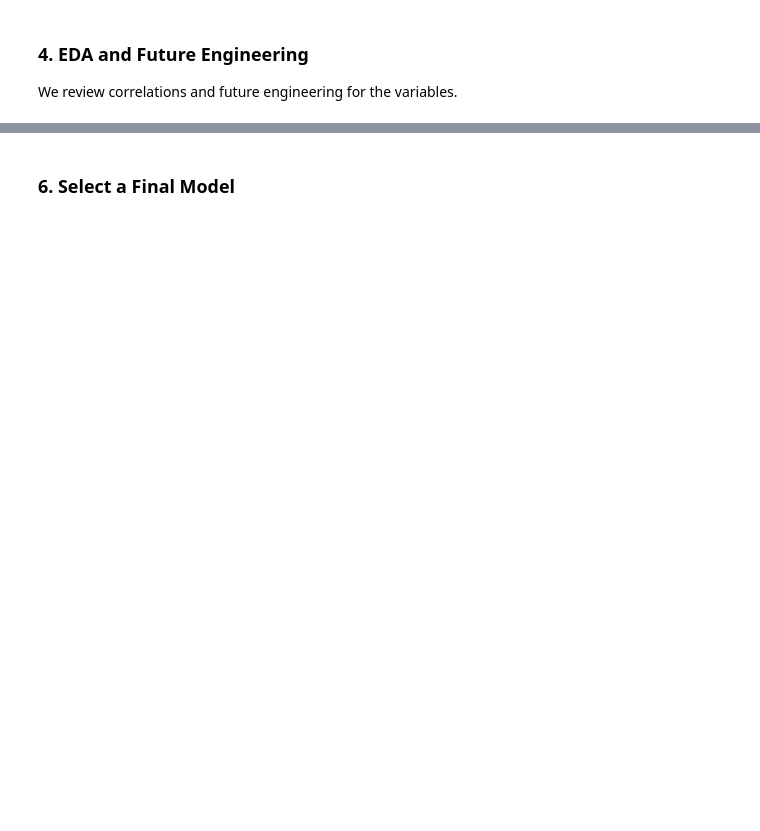
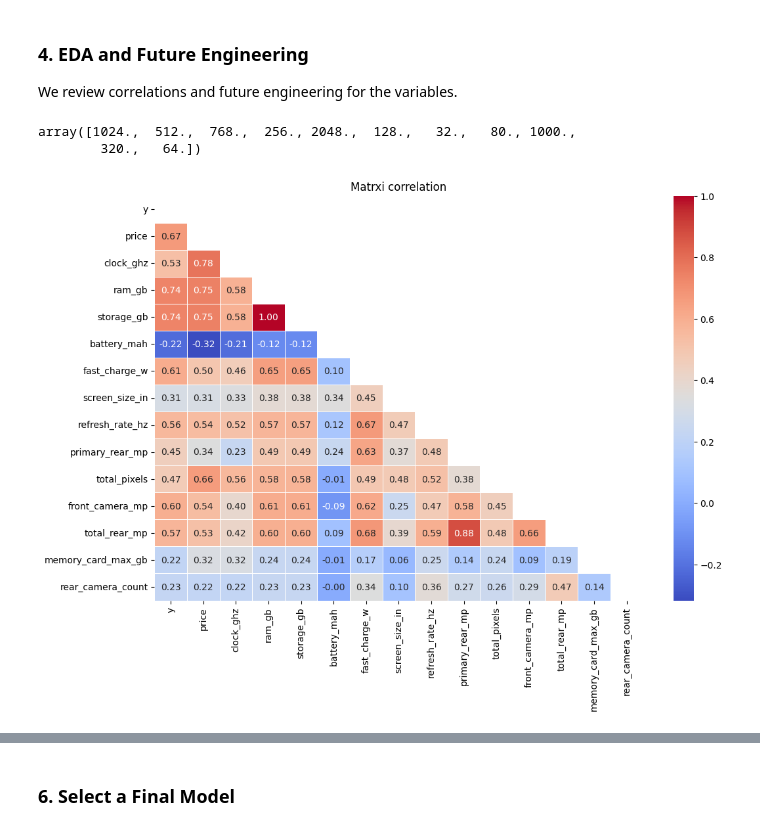
Before and after one commit to ferdlpz/ML-ZoomCamp-Capstone-project-3, a Jupyter notebook: 02 Notebook/Notebook.ipynb, the cells around one changed output, grey strips where cells are left out. Saved outputs shown, nothing was run; the diff lists cells and outputs as text; code cells hidden in the pictures; blank space fills up the shorter version.

```diff
--- a/02 Notebook/Notebook.ipynb
+++ b/02 Notebook/Notebook.ipynb
@@ -154,0 +264,15 @@ dtype: int64
+# %%
+# create two new columns primary_rear_mp and total_rear_mp
+df[['primary_rear_mp', 'total_rear_mp']] = df['rear_camera_mp_list'].apply(parse_cameras)
+# %%
+def extract_pixels(res_string):
+    try:
+        # Buscamos los números y los multiplicamos
+        parts = res_string.lower().split('x')
+        width = int(''.join(filter(str.isdigit, parts[0])))
+        height = int(''.join(filter(str.isdigit, parts[1])))
+        return width * height
+    except:
+        return 0
+
+df['total_pixels'] = df['resolution'].apply(extract_pixels)
@@ -155,6 +285,6 @@ dtype: int64
 # %%
 # rename target
-df = df.rename(columns={'exam_score': 'y'})
+df = df.rename(columns={'rating': 'y'})
 # %% [markdown]
 ### 3. Split data(train/validation/test)
 
@@ -181,2 +311,28 @@ numerical_columns.append('y')
+# %%
+df['memory_card_max_gb'].unique()
+# %% [output]
+array([1024.,  512.,  768.,  256., 2048.,  128.,   32.,   80., 1000.,
+        320.,   64.])
+# %%
+# 1. We select only the numerical columns that make sense for the model
+# We exclude IDs or text columns that we have not transformed.
+features_to_analyze = [
+    'y', 'price', 'clock_ghz', 'ram_gb', 'storage_gb',
+    'battery_mah', 'fast_charge_w', 'screen_size_in',
+    'refresh_rate_hz', 'primary_rear_mp', 'total_pixels', 'front_camera_mp',
+    'total_rear_mp', 'memory_card_max_gb', 'rear_camera_count'
+]
+
+# 2. We calculate the correlation matrix (Spearman is more robust for non-linear relationships)
+corr_matrix = df_train[features_to_analyze].corr(method='spearman')
+
+# 3. We graph
+plt.figure(figsize=(12, 8))
+mask = np.triu(np.ones_like(corr_matrix, dtype=bool)) # Máscara para ver solo la mitad inferior
+sns.heatmap(corr_matrix, mask=mask, annot=True, cmap='coolwarm', fmt=".2f", linewidths=0.5)
+plt.title('Matrxi correlation')
+plt.show()
+# %% [output]
+[figure, added]
 # %%
 # correlation analysis
```
Also changed, not shown: parts of 86 cells of this notebook, 2 other files.
